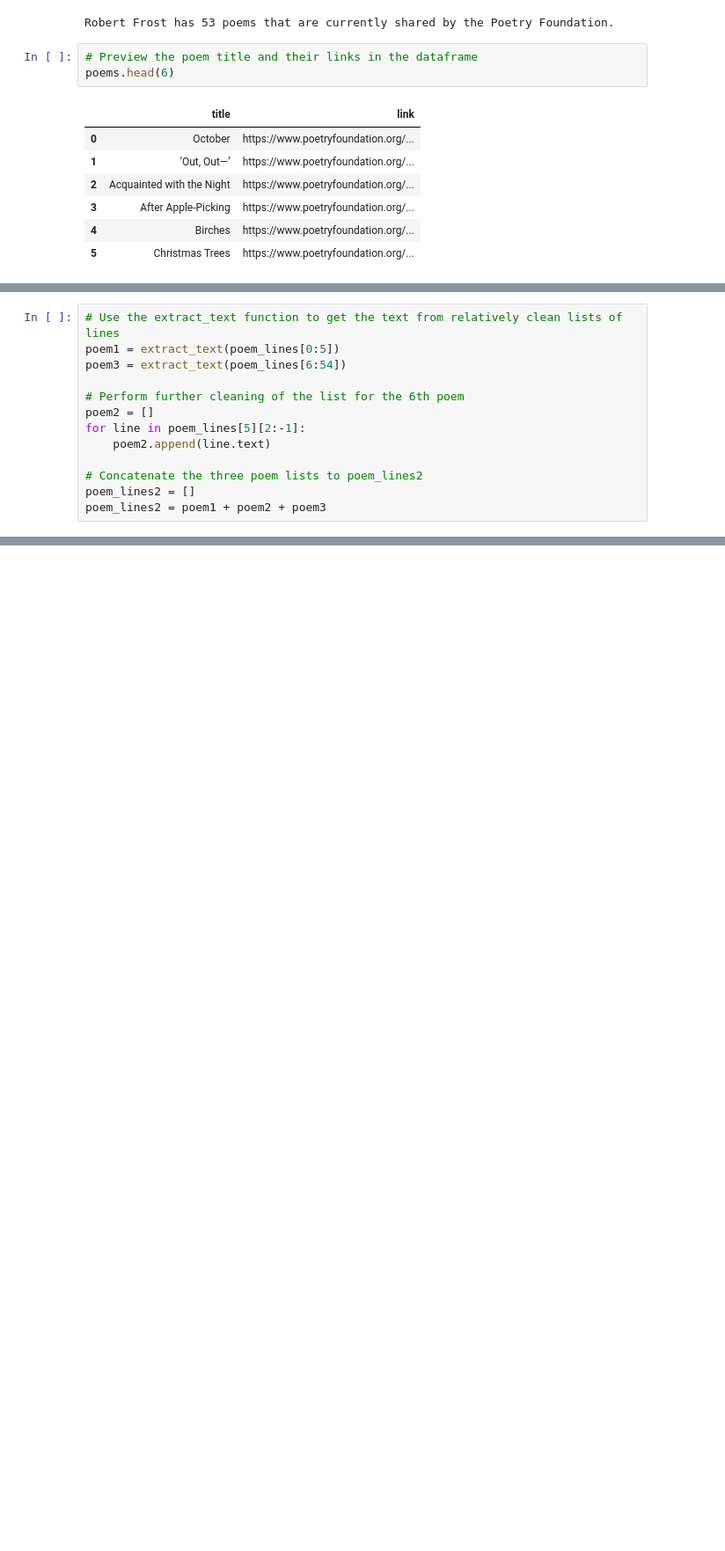
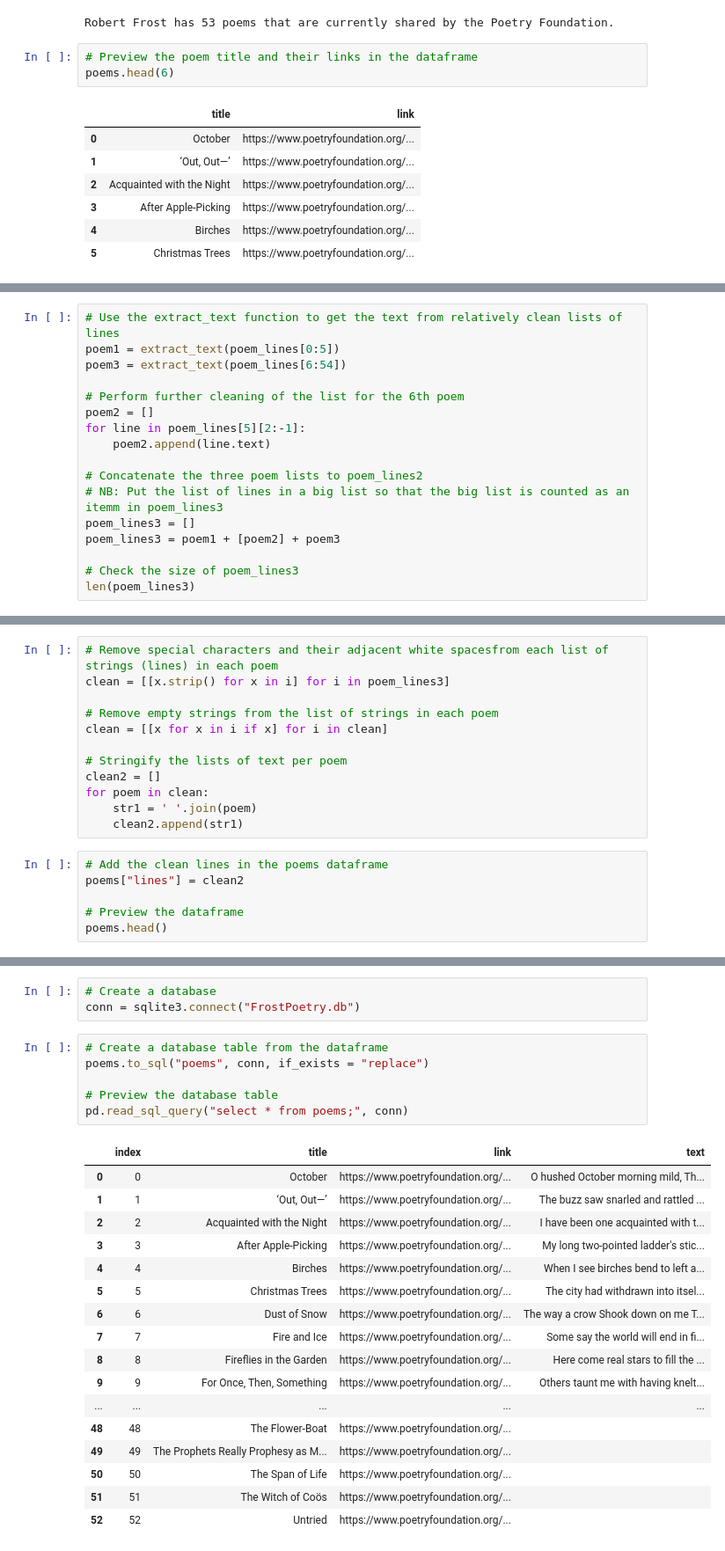
Before and after one commit to rochiecuevas/poetry, a Jupyter notebook: Webscraping poetry.ipynb, the cells around one changed output, grey strips where cells are left out. Shown: that part at 88% size. Drawn from its saved outputs; the diff is of its cells as text; blank space fills up the shorter version.

Commit message:
loaded the dataframe onto a database table

```diff
--- a/Webscraping poetry.ipynb
+++ b/Webscraping poetry.ipynb
@@ -171,5 +173,9 @@ for line in poem_lines[5][2:-1]:
     poem2.append(line.text)
 
 # Concatenate the three poem lists to poem_lines2
-poem_lines2 = []
-poem_lines2 = poem1 + poem2 + poem3
+# NB: Put the list of lines in a big list so that the big list is counted as an itemm in poem_lines3
+poem_lines3 = []
+poem_lines3 = poem1 + [poem2] + poem3
+
+# Check the size of poem_lines3
+len(poem_lines3)
@@ -199,0 +184,18 @@ poem_lines2[5]
+# %%
+# Remove special characters and their adjacent white spacesfrom each list of strings (lines) in each poem
+clean = [[x.strip() for x in i] for i in poem_lines3]
+
+# Remove empty strings from the list of strings in each poem
+clean = [[x for x in i if x] for i in clean]
+
+# Stringify the lists of text per poem
+clean2 = []
+for poem in clean:
+    str1 = ' '.join(poem)
+    clean2.append(str1)
+# %%
+# Add the clean lines in the poems dataframe
+poems["lines"] = clean2
+
+# Preview the dataframe
+poems.head()
@@ -199,0 +214,27 @@ poem_lines2[5]
+# %%
+# Create a database
+conn = sqlite3.connect("FrostPoetry.db")
+# %%
+# Create a database table from the dataframe
+poems.to_sql("poems", conn, if_exists = "replace")
+
+# Preview the database table
+pd.read_sql_query("select * from poems;", conn)
+# %% [output]
+|  | index | title | link | text |
+| 0 | 0 | October | https://www.poetryfoundation.org/... | O hushed October morning mild, Th... |
+| 1 | 1 | ‘Out, Out—’ | https://www.poetryfoundation.org/... | The buzz saw snarled and rattled ... |
+| 2 | 2 | Acquainted with the Night | https://www.poetryfoundation.org/... | I have been one acquainted with t... |
+| 3 | 3 | After Apple-Picking | https://www.poetryfoundation.org/... | My long two-pointed ladder's stic... |
+| 4 | 4 | Birches | https://www.poetryfoundation.org/... | When I see birches bend to left a... |
+| 5 | 5 | Christmas Trees | https://www.poetryfoundation.org/... | The city had withdrawn into itsel... |
+| 6 | 6 | Dust of Snow | https://www.poetryfoundation.org/... | The way a crow Shook down on me T... |
+| 7 | 7 | Fire and Ice | https://www.poetryfoundation.org/... | Some say the world will end in fi... |
+| 8 | 8 | Fireflies in the Garden | https://www.poetryfoundation.org/... | Here come real stars to fill the ... |
+| 9 | 9 | For Once, Then, Something | https://www.poetryfoundation.org/... | Others taunt me with having knelt... |
+| ... | ... | ... | ... | ... |
+| 48 | 48 | The Flower-Boat | https://www.poetryfoundation.org/... |  |
+| 49 | 49 | The Prophets Really Prophesy as M... | https://www.poetryfoundation.org/... |  |
+| 50 | 50 | The Span of Life | https://www.poetryfoundation.org/... |  |
+| 51 | 51 | The Witch of Coös | https://www.poetryfoundation.org/... |  |
+| 52 | 52 | Untried | https://www.poetryfoundation.org/... |  |
```
Also changed, not shown: parts of 10 cells of this notebook.
